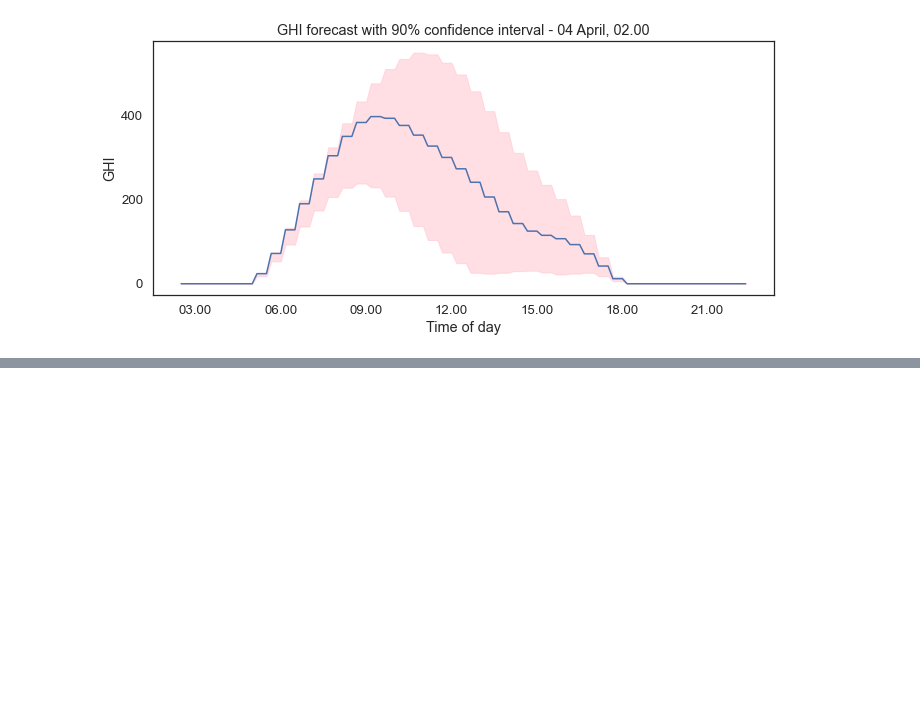
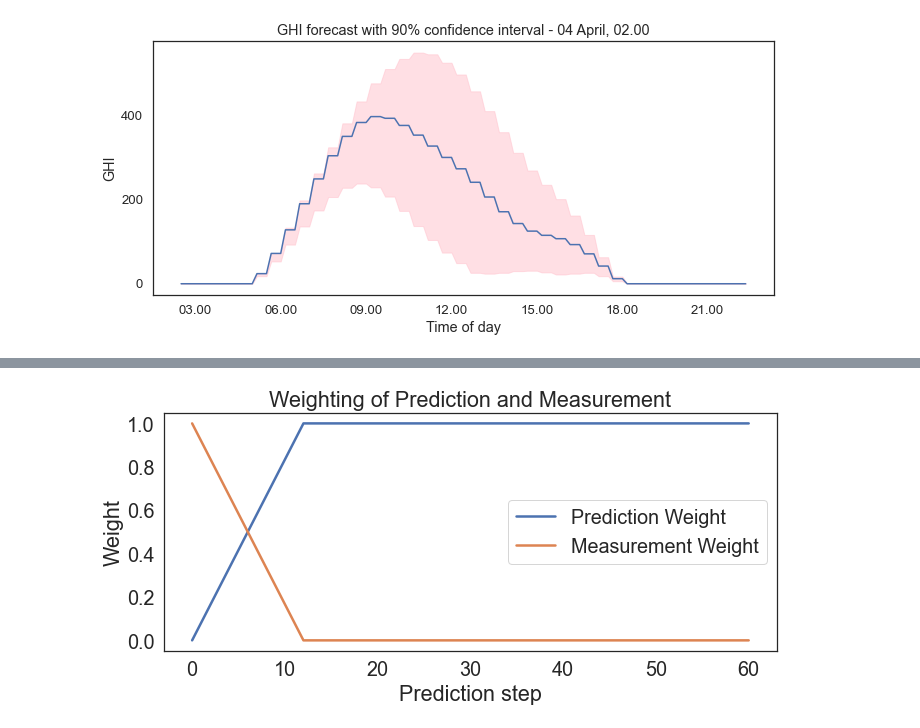
Before and after one commit to theodorhusefest/microgrid-mpc, a Jupyter notebook: data_analysis/plotting.ipynb, the cells around one changed output, grey strips where cells are left out. Drawn from its saved outputs; the diff is of its cells as text; code cells hidden in the pictures; blank space fills up the shorter version.

Commit message:
Fixed prediction bug ++

```diff
--- a/data_analysis/plotting.ipynb
+++ b/data_analysis/plotting.ipynb
@@ -170,0 +141,18 @@ look-up table. The actual p-value is greater than the p-value returned.
+# %%
+pred = np.ones(60)
+pred_weight = np.append(np.linspace(0, 1, 12 + 1), np.ones(len(pred) - 12))
+measurement_weight = np.append( np.linspace(1, 0, 12 + 1), np.zeros(len(pred) - 12))
+
+plt.figure(figsize=(10, 5))
+sn.set(style="white", font_scale=1.8, rc={"lines.linewidth": 2.5})
+plt.plot(pred_weight, label = "Prediction Weight")
+plt.plot(measurement_weight, label = "Measurement Weight")
+plt.legend()
+plt.title("Weighting of Prediction and Measurement")
+plt.xlabel("Prediction step")
+plt.ylabel("Weight")
+plt.tight_layout()
+plt.savefig("../figs/linear_mixture.png", format="png")
+plt.show()
+# %% [output]
+[figure, added]
```
Also changed, not shown: parts of 6 cells of this notebook, 23 other files.
